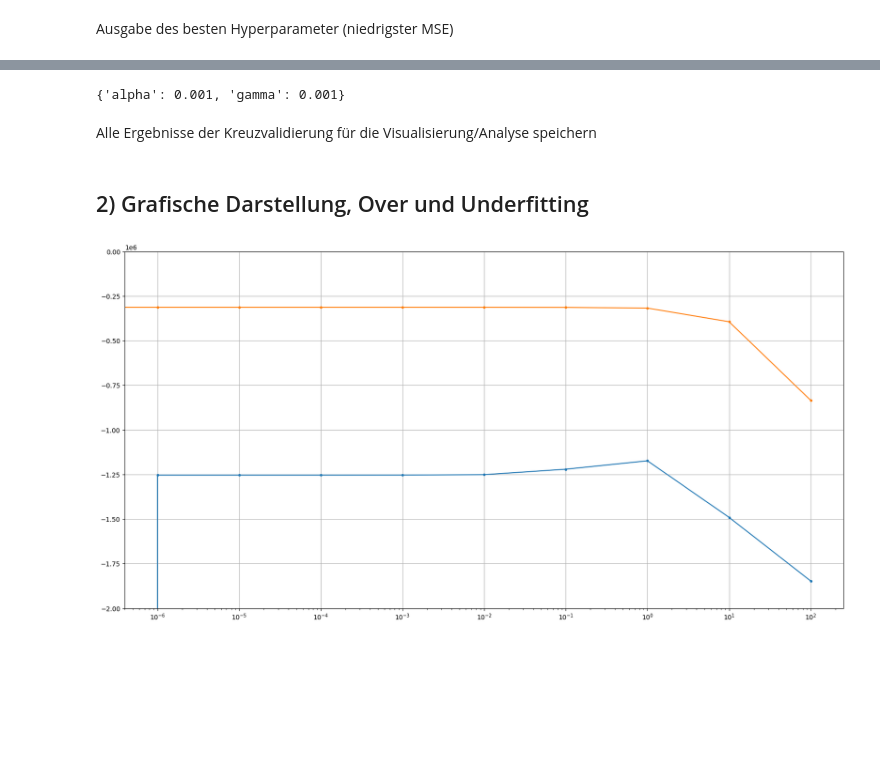
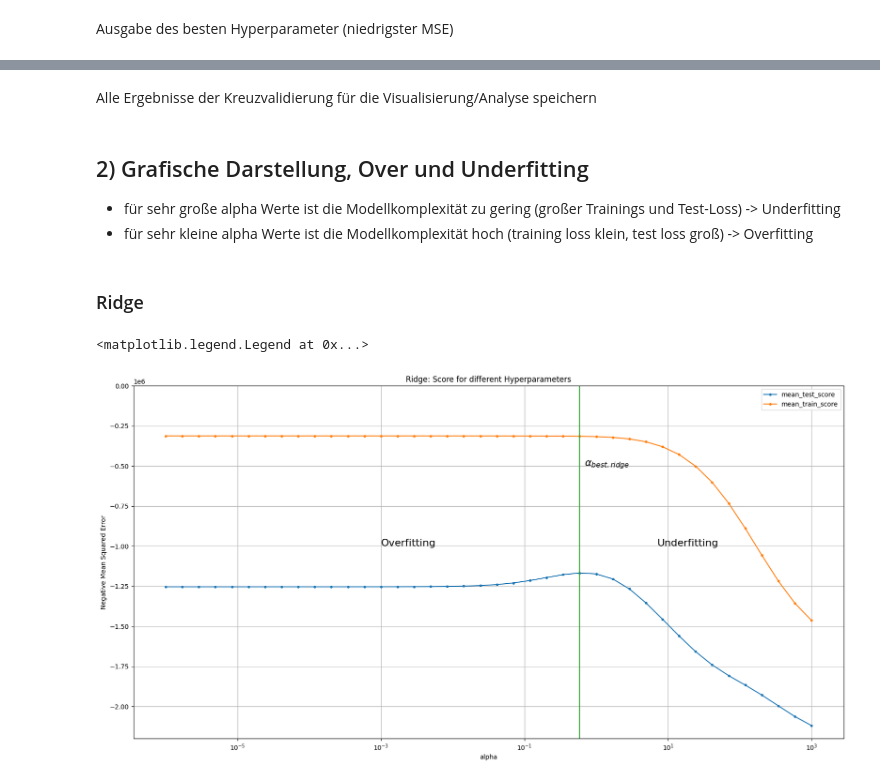
Before and after one commit to finklu/EML, a Jupyter notebook: Fink_UE2_Results.ipynb, the cells around one changed output, grey strips where cells are left out. Cells and saved outputs as stored; diff of their text form; code cells hidden in the pictures; blank space fills up the shorter version.

```diff
--- a/Fink_UE2_Results.ipynb
+++ b/Fink_UE2_Results.ipynb
@@ -60,9 +66,13 @@ X_valid_final = pd.concat((X_valid_enc, X_valid_scale), axis=1)
 Es wird das Ridge Regressions Modell initialisiert. Es wird ein Suchgitter für den Hyperparameter 'alpha' definiert.
 * Alpha steuert die Stärke der Regularisierung
 * Modell wird mit 5-facher Kreuzvalidierung(cv) getestet
+# %%
+alpha_values = np.logspace(-6, 3, 40)  # alpha Werte von 1e-4 bis 1e3
+gamma_values = np.logspace(-6, 2, 10)  # gamma Werte von 1e-4 bis 1e2
+param_grid = {'alpha':alpha_values}
+kernelRidge_param_grid = {'alpha':alpha_values, 'gamma':gamma_values}
 # %%
 ridge_model = Ridge()
-ridge_param_grid = {'alpha':[0, 1e-6, 1e-5, 0.0001, 0.001 ,0.01, 0.1, 1, 10, 100]}
-ridge_search_cv = GridSearchCV(ridge_model, ridge_param_grid, cv = 5, verbose = 3,scoring = 'neg_mean_squared_error', return_train_score= True)
+ridge_search_cv = GridSearchCV(ridge_model, param_grid, cv = 5, verbose = 3,scoring = 'neg_mean_squared_error', return_train_score= True)
 ridge_search_cv.fit(X_train_final, y_train)
 # %% [output]
@@ -193,7 +248,3 @@ lasso_search.best_params_
-# %%
-kernelRidge_search.best_params_
-# %% [output]
-{'alpha': 0.001, 'gamma': 0.001}
 # %% [markdown]
 Alle Ergebnisse der Kreuzvalidierung für die Visualisierung/Analyse speichern
 # %%
@@ -203,12 +254,28 @@ kernelRidge_cv_results = pd.DataFrame(kernelRidge_search.cv_results_)
 # %% [markdown]
 ## 2) Grafische Darstellung, Over und Underfitting
+* für sehr große alpha Werte ist die Modellkomplexität zu gering (großer Trainings und Test-Loss) -> Underfitting
+* für sehr kleine alpha Werte ist die Modellkomplexität hoch (training loss klein, test loss groß) -> Overfitting
+# %% [markdown]
+### Ridge
 # %%
 fig, ax = plt.subplots(1, figsize = (20,10))
-ax.plot(ridge_param_grid['alpha'], ridge_cv_results['mean_test_score'], marker = '.')
-ax.plot(ridge_param_grid['alpha'], ridge_cv_results['mean_train_score'], marker = '.')
+ax.plot(param_grid['alpha'], ridge_cv_results['mean_test_score'], marker = '.', label='mean_test_score')
+ax.plot(param_grid['alpha'], ridge_cv_results['mean_train_score'], marker = '.', label='mean_train_score')
 
-ax.set_ylim(-2e6, 0)
+ridge_alpha = ridge_search_cv.best_params_['alpha']
+ax.plot([ridge_alpha, ridge_alpha],[-2.2e6, 0], ls = '-')
+ax.text(ridge_alpha+0.1, -0.5e6, r'$\alpha_{best.ridge}$', fontsize=16, color='black')
+
+ax.text(7, -1e6, 'Underfitting', fontsize=16, color='black')
+ax.text(1e-3, -1e6, 'Overfitting', fontsize=16, color='black')
+
+ax.set_ylim(-2.2e6, 0)
 ax.set_xscale('log')
+ax.set_title('Ridge: Score for different Hyperparameters')
+ax.set_xlabel('alpha')
+ax.set_ylabel('Negative Mean Squared Error')
 ax.grid()
+ax.legend()
 # %% [output]
+<matplotlib.legend.Legend at 0x...>
-[figure, old version]
+[figure, new version]
```
Also changed, not shown: parts of 33 cells of this notebook.
